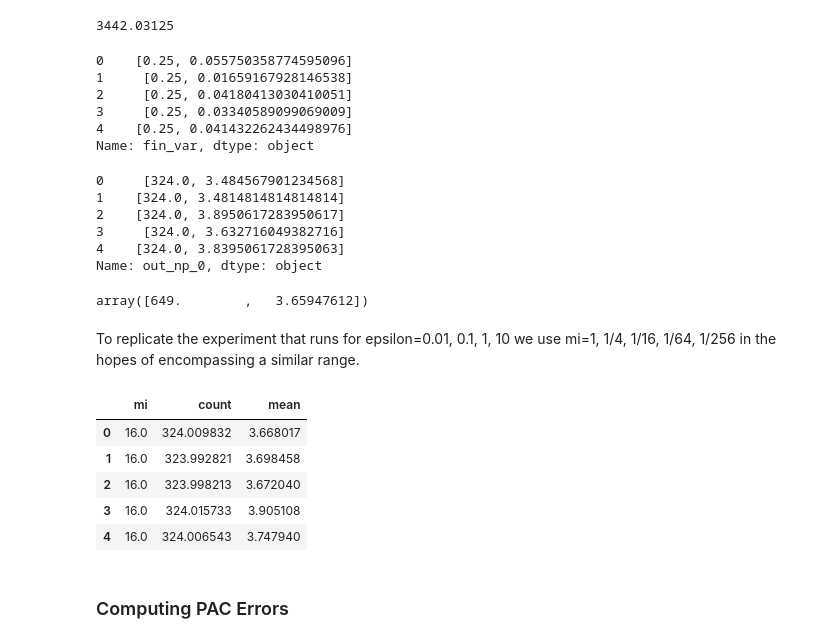
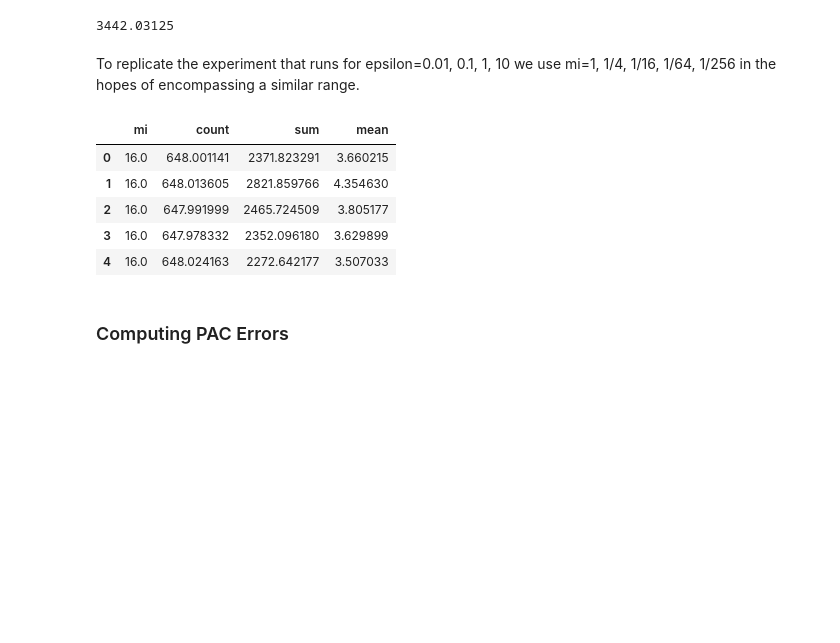
Before and after one commit to michaelnoguera/pacdb, a Jupyter notebook: pac-student_performance-sparkless.ipynb, the cells around one changed output. Drawn from its saved outputs; the diff is of its cells as text; code cells hidden in the pictures; blank space fills up the shorter version.

```diff
--- a/pac-student_performance-sparkless.ipynb
+++ b/pac-student_performance-sparkless.ipynb
@@ -186,66 +186,48 @@ def do_pac_and_release(out_np: List[np.ndarray],
 
 # Update the DataFrame with the noisy output
 # noisy_output_df = updateDataFrame(pac_release, out[0])
-# %%
-saved_pac_variables_df['fin_var'].head()
-# %% [output]
-0    [0.25, 0.055750358774595096]
-1     [0.25, 0.01659167928146538]
-2     [0.25, 0.04180413030410051]
-3     [0.25, 0.03340589099069009]
-4    [0.25, 0.041432262434498976]
-Name: fin_var, dtype: object
-# %%
-saved_pac_variables_df['out_np_0'].head()
-# %% [output]
-0     [324.0, 3.484567901234568]
-1    [324.0, 3.4814814814814814]
-2    [324.0, 3.8950617283950617]
-3     [324.0, 3.632716049382716]
-4    [324.0, 3.8395061728395063]
-Name: out_np_0, dtype: object
-# %%
-true_result
-# %% [output]
-array([649.        ,   3.65947612])
 # %% [markdown]
 To replicate the experiment that runs for epsilon=0.01, 0.1, 1, 10
 we use mi=1, 1/4, 1/16, 1/64, 1/256 in the hopes of encompassing a similar range.
 # %%
 MI_OPTIONS = [16., 4., 2., 1., 1/4, 1/16, 1/32, 1/64]
 EXPERIMENTS = 100
 
 if GENERATE:
     # df = pd.DataFrame([], columns=['mi', 'count', 'sum', 'mean', 'var'])
     experiment_results = []
 
     for mi in MI_OPTIONS:
         for e in range(EXPERIMENTS):
             out_np = generate_samples()
             noisy_output = do_pac_and_release(out_np, mi)
+            # manually correct count = count * 2
+            noisy_output[0] = noisy_output[0] * 2
+            # manually add sum as count * mean
+            noisy_output = [noisy_output[0], noisy_output[0] * noisy_output[1], noisy_output[1]]
             # try x2 here ?
             experiment_results.append([mi, *noisy_output])
         with open(f'{OUTPUT_DIR}/experiment_results.pkl', 'wb') as f:
             pickle.dump(experiment_results, f)
 
-    df = pd.DataFrame(experiment_results, columns=['mi', 'count', 'mean'])
+    df = pd.DataFrame(experiment_results, columns=['mi', 'count', 'sum', 'mean'])
 
     # Save the new data to outputs/...
     df.to_parquet(f'{OUTPUT_DIR}/pac_results.parquet')
     # with open(f'{OUTPUT_DIR}/experiment_results.pkl', 'wb') as f:
     #     pickle.dump(experiment_results, f)
 else:
     df = pq.read_table(f"{OUTPUT_DIR}/pac_results.parquet").to_pandas()
 
     # with open('{OUTPUT_DIR}/experiment_results.pkl', 'rb') as f:
     #     experiment_results = pickle.load(f)
 
 df.head()
 # %% [output]
-|  | mi | count | mean |
-| 0 | 16.0 | 324.009832 | 3.668017 |
-| 1 | 16.0 | 323.992821 | 3.698458 |
-| 2 | 16.0 | 323.998213 | 3.672040 |
-| 3 | 16.0 | 324.015733 | 3.905108 |
-| 4 | 16.0 | 324.006543 | 3.747940 |
+|  | mi | count | sum | mean |
+| 0 | 16.0 | 648.001141 | 2371.823291 | 3.660215 |
+| 1 | 16.0 | 648.013605 | 2821.859766 | 4.354630 |
+| 2 | 16.0 | 647.991999 | 2465.724509 | 3.805177 |
+| 3 | 16.0 | 647.978332 | 2352.096180 | 3.629899 |
+| 4 | 16.0 | 648.024163 | 2272.642177 | 3.507033 |
 # %%
```
Also changed, not shown: parts of 28 cells of this notebook, 12 other files.
